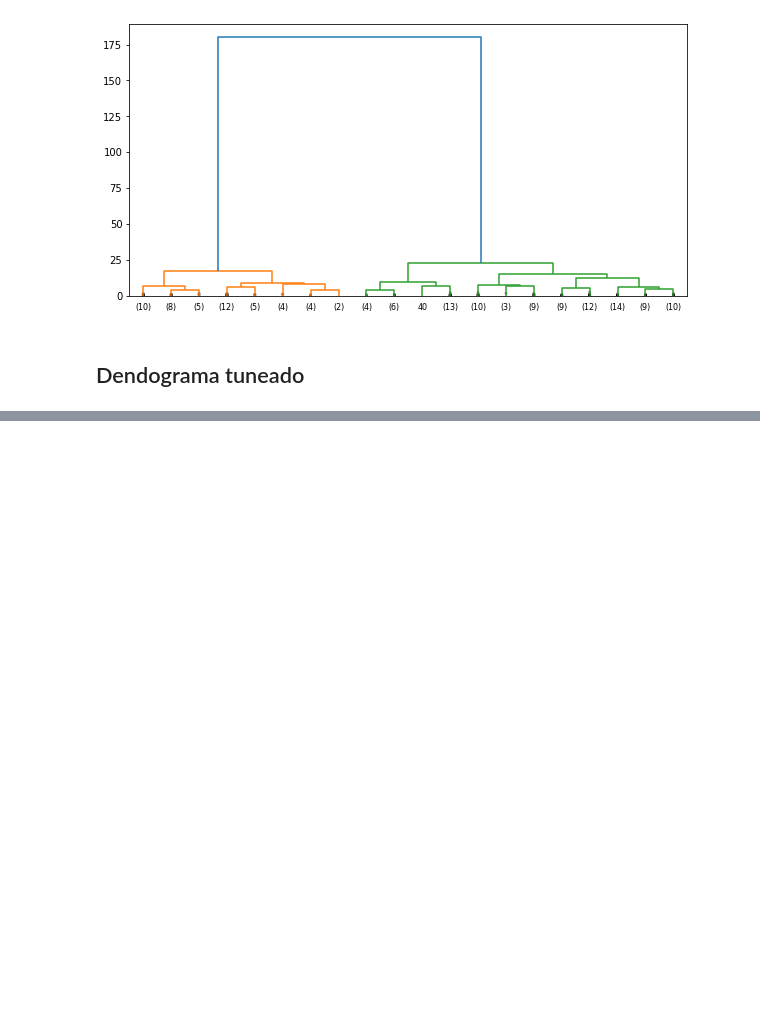
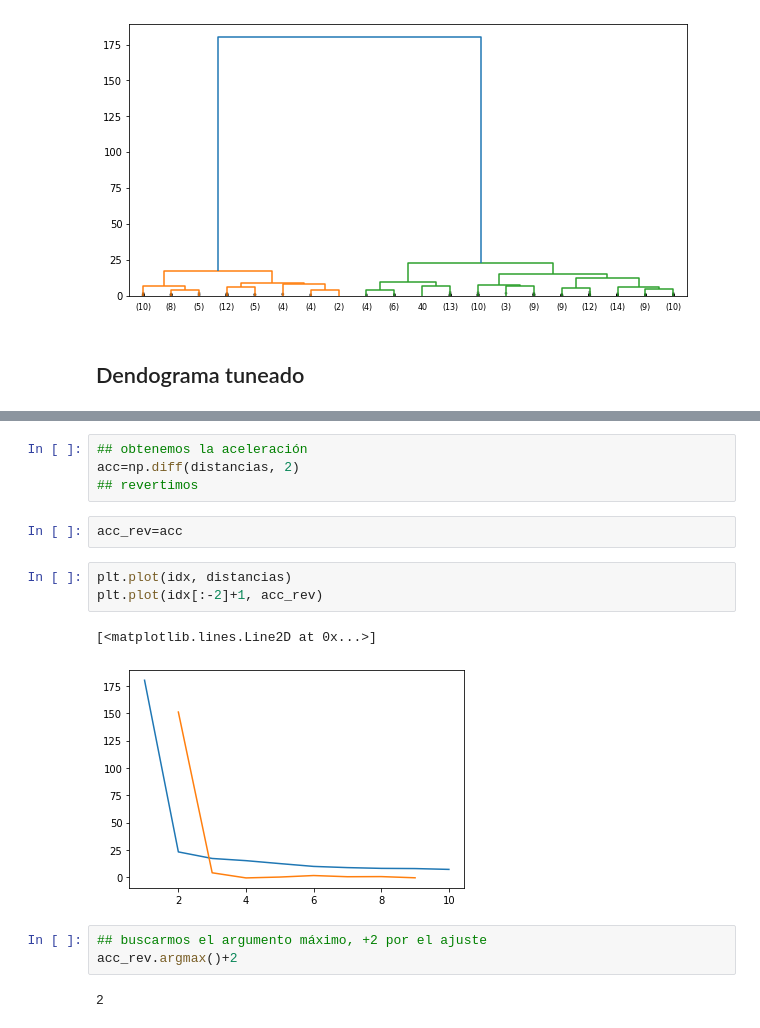
Before and after one commit to GersonVis/Tecnicas-de-IA, a Jupyter notebook: curso udemy/clustering/clustering endogramico.ipynb, the cells around one changed output, grey strips where cells are left out. Saved outputs shown, nothing was run; the diff lists cells and outputs as text; blank space fills up the shorter version.

```diff
--- a/curso udemy/clustering/clustering endogramico.ipynb
+++ b/curso udemy/clustering/clustering endogramico.ipynb
@@ -150,0 +267,17 @@ plt.show()
+# %%
+## obtenemos la aceleración
+acc=np.diff(distancias, 2)
+## revertimos
+# %%
+acc_rev=acc
+# %%
+plt.plot(idx, distancias)
+plt.plot(idx[:-2]+1, acc_rev)
+# %% [output]
+[<matplotlib.lines.Line2D at 0x...>]
+[figure, added]
+# %%
+## buscarmos el argumento máximo, +2 por el ajuste
+acc_rev.argmax()+2
+# %% [output]
+2
```
Also changed, not shown: parts of 33 cells of this notebook, 1 other file.
